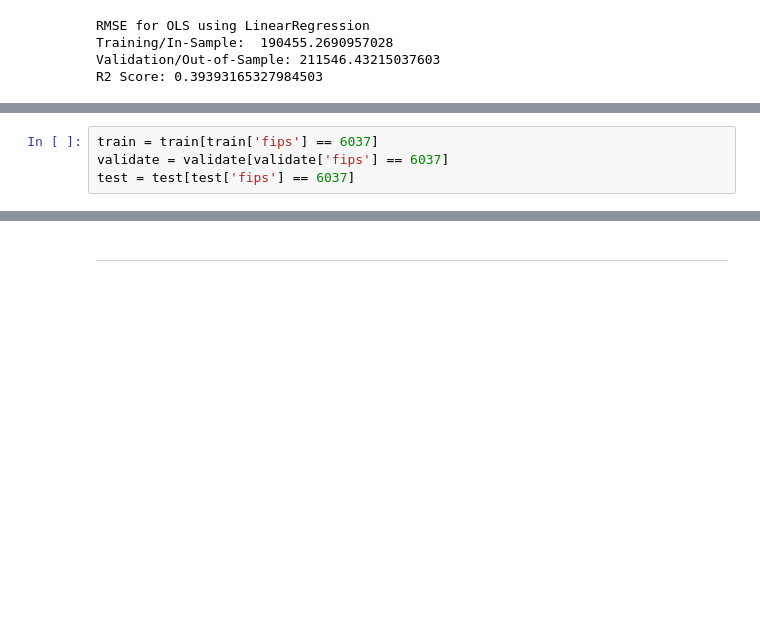
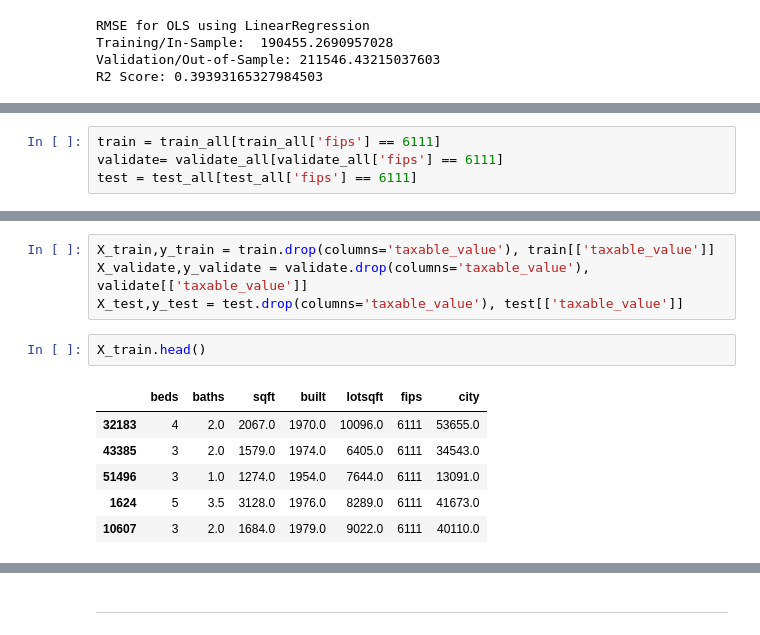
Before and after one commit to RichardAlcabes22/regression_project, a Jupyter notebook: zillow_exploration.ipynb, the cells around one changed output, grey strips where cells are left out. Drawn from its saved outputs; the diff is of its cells as text; blank space fills up the shorter version.

```diff
--- a/zillow_exploration.ipynb
+++ b/zillow_exploration.ipynb
@@ -889,4 +973,4 @@ metric_df
 # %%
-train = train[train['fips'] == 6037]
-validate = validate[validate['fips'] == 6037]
-test = test[test['fips'] == 6037]
+train = train_all[train_all['fips'] == 6111]
+validate= validate_all[validate_all['fips'] == 6111]
+test = test_all[test_all['fips'] == 6111]
@@ -901,0 +995,13 @@ train.head()
+# %%
+X_train,y_train = train.drop(columns='taxable_value'), train[['taxable_value']]
+X_validate,y_validate = validate.drop(columns='taxable_value'), validate[['taxable_value']]
+X_test,y_test = test.drop(columns='taxable_value'), test[['taxable_value']]
+# %%
+X_train.head()
+# %% [output]
+|  | beds | baths | sqft | built | lotsqft | fips | city |
+| 32183 | 4 | 2.0 | 2067.0 | 1970.0 | 10096.0 | 6111 | 53655.0 |
+| 43385 | 3 | 2.0 | 1579.0 | 1974.0 | 6405.0 | 6111 | 34543.0 |
+| 51496 | 3 | 1.0 | 1274.0 | 1954.0 | 7644.0 | 6111 | 13091.0 |
+| 1624 | 5 | 3.5 | 3128.0 | 1976.0 | 8289.0 | 6111 | 41673.0 |
+| 10607 | 3 | 2.0 | 1684.0 | 1979.0 | 9022.0 | 6111 | 40110.0 |
```
Also changed, not shown: parts of 55 cells of this notebook, 1 other file.
